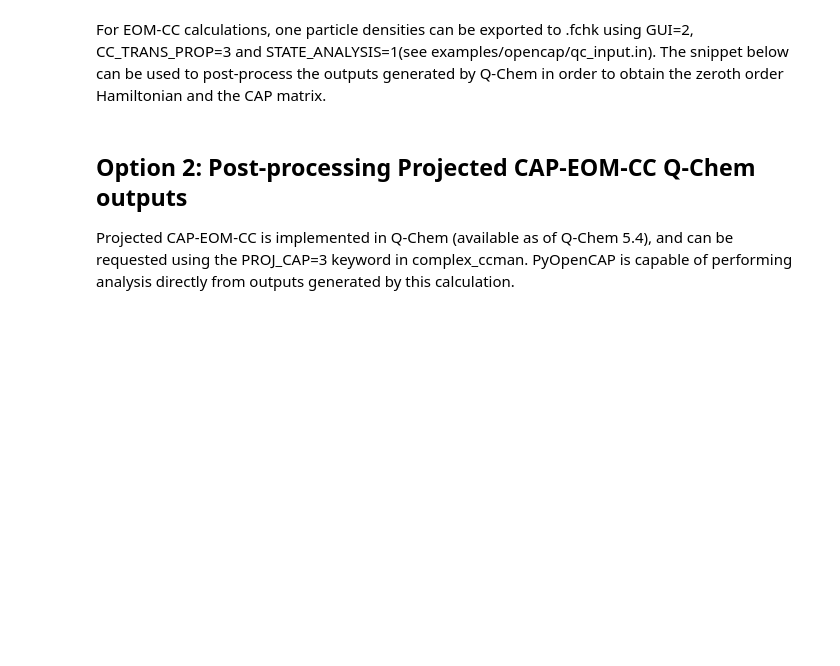
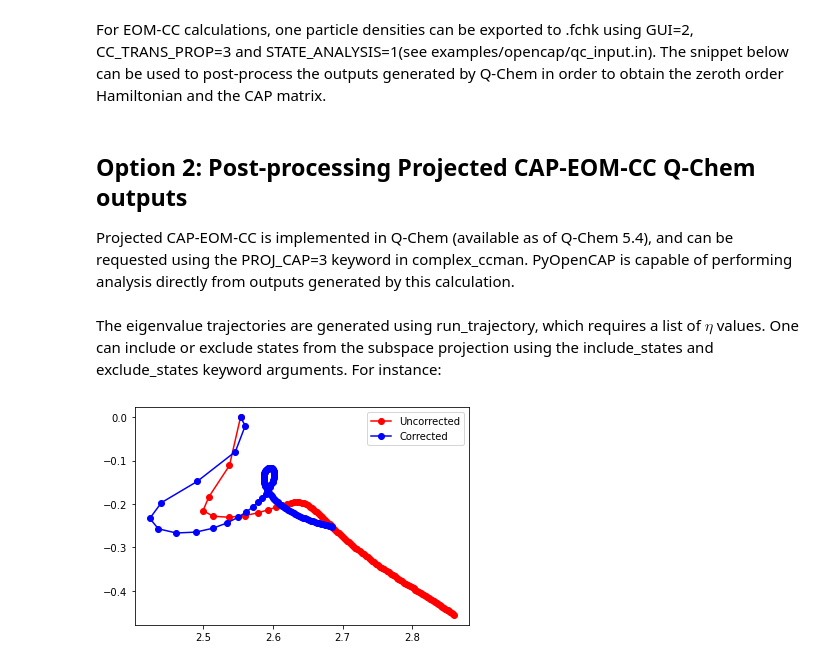
Before and after one commit to gayverjr/opencap, a Jupyter notebook: examples/analysis/N2/QChemTutorial.ipynb, the cells around one changed output. Saved outputs shown, nothing was run; the diff lists cells and outputs as text; code cells hidden in the pictures; blank space fills up the shorter version.

```diff
--- a/examples/analysis/N2/QChemTutorial.ipynb
+++ b/examples/analysis/N2/QChemTutorial.ipynb
@@ -46,6 +45,27 @@ from pyopencap.analysis import CAPHamiltonian
 import matplotlib.pyplot as plt
 import numpy as np
 # Q-Chem output, can specify irrep
-CAPH = CAPHamiltonian(qchem_output="ref_outputs/eomcc.out",irrep="B2g")
+CAPH = CAPHamiltonian(output="ref_outputs/eomcc.out",irrep="B2g")
 # OpenCAP output
-CAPH = CAPHamiltonian(opencap_output="ref_outputs/n2_opencap.out")
+CAPH = CAPHamiltonian(output="ref_outputs/n2_opencap.out")
+# %% [markdown]
+The eigenvalue trajectories are generated using run_trajectory, which requires a list of $\eta$ values. One can include or exclude states from the subspace projection using the include_states and exclude_states keyword arguments. For instance:
+# %%
+eta_list = np.linspace(0,5000,101)
+eta_list = np.around(eta_list * 1E-5,decimals=5)
+CAPH.run_trajectory(eta_list,include_states=[0,1,2,3])
+CAPH.run_trajectory(eta_list,exclude_states=[4])
+CAPH.run_trajectory(eta_list)
+# %%
+# ccsd energy of neutral
+ref_energy = -109.36195558
+# tracking options are energy and eigenvector overlap
+traj = CAPH.track_state(1,tracking="energy")
+uc_energies = traj.energies_ev(ref_energy=ref_energy)
+corr_energies = traj.energies_ev(ref_energy=ref_energy,corrected=True)
+plt.plot(np.real(uc_energies),np.imag(uc_energies),'-ro',label="Uncorrected")
+plt.plot(np.real(corr_energies),np.imag(corr_energies),'-bo',label="Corrected")
+plt.legend()
+plt.show()
+# %% [output]
+[figure, added]
```
Also changed, not shown: parts of 14 cells of this notebook, 7 other files.
